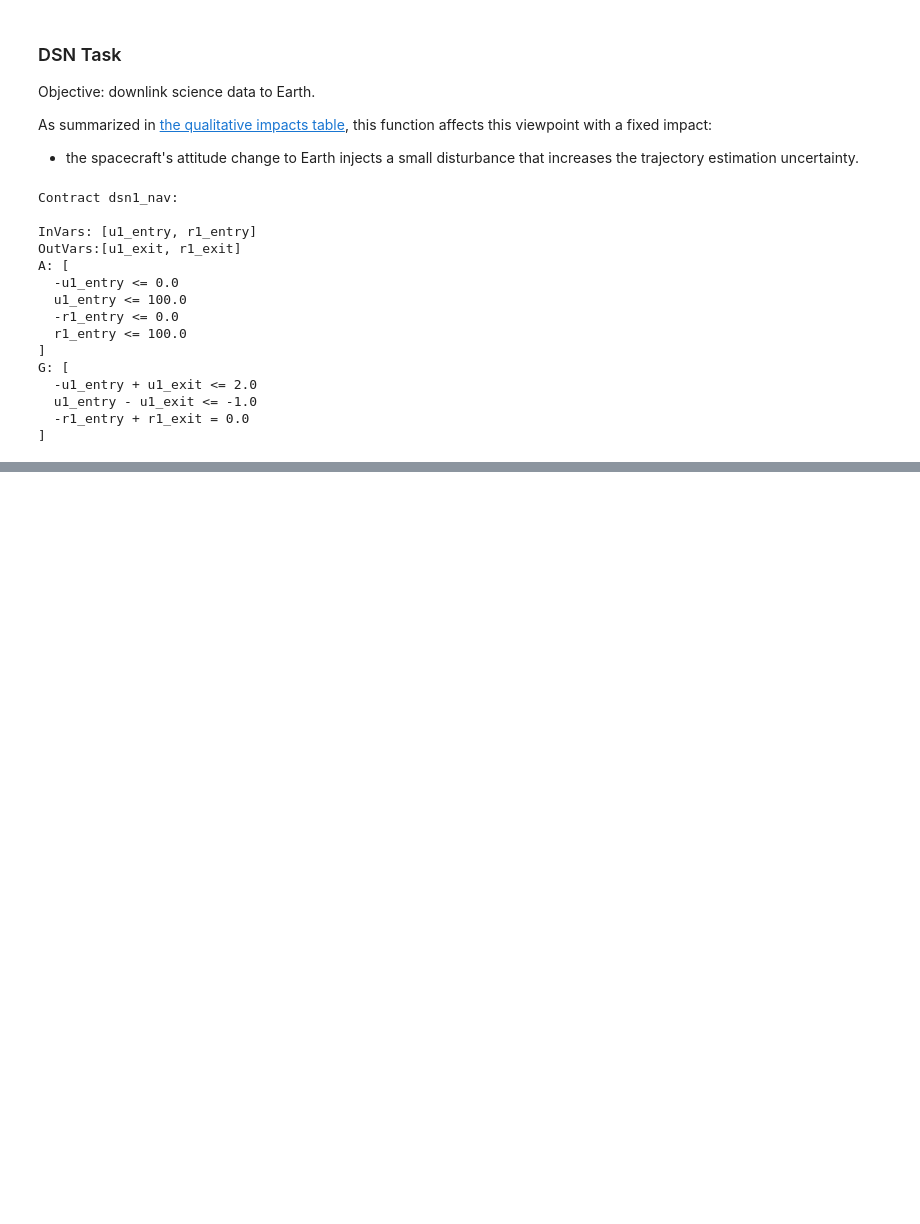
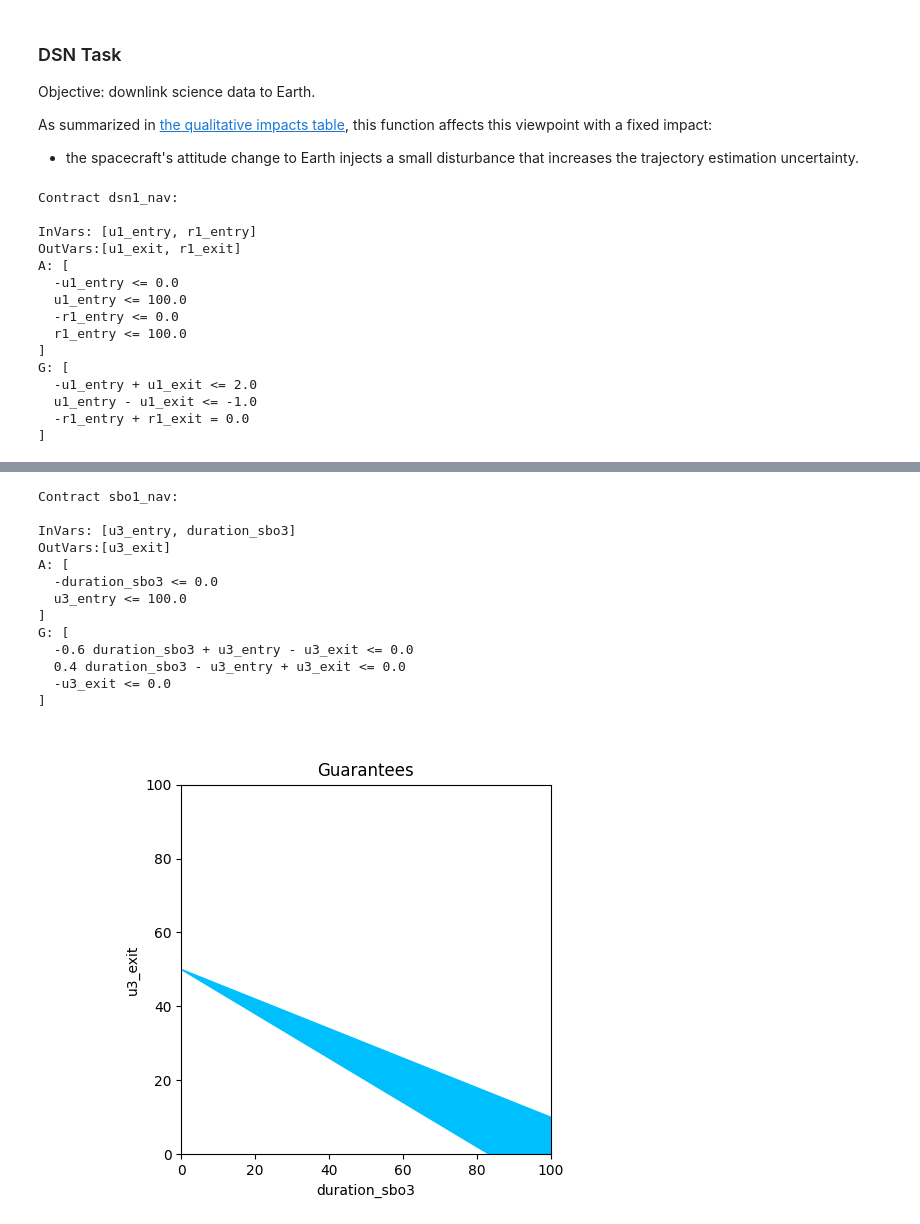
Before and after one commit to pacti-org/pacti, a Jupyter notebook: case_studies/space_mission/space_mission_navigation.ipynb, the cells around one changed output, grey strips where cells are left out. Saved outputs shown, nothing was run; the diff lists cells and outputs as text; code cells hidden in the pictures; blank space fills up the shorter version.

```diff
--- a/case_studies/space_mission/space_mission_navigation.ipynb
+++ b/case_studies/space_mission/space_mission_navigation.ipynb
@@ -140,0 +150,57 @@ G: [
+# %%
+# Parameters:
+# - s: start index of the timeline variables
+# - improvement: rate of trajectory estimation uncertainty improvement during the task instance
+# - epsilon: approximately zero
+def SBO_nav_uncertainty(s: int, improvement: tuple[float, float]) -> PolyhedralContract:
+  spec = PolyhedralContract.from_string(
+    InputVars = [
+      f"u{s}_entry",      # initial trajectory uncertainty
+      f"duration_sbo{s}", # knob variable for SBO duration
+    ],
+    OutputVars = [
+      f"u{s}_exit",       # final trajectory uncertainty
+    ],
+    assumptions = [
+      # Task has a positive scheduled duration
+      f"-duration_sbo{s} <= 0",
+
+      # Upper-bound on the trajectory estimation uncertainty
+      f"u{s}_entry <= 100",
+    ],
+    guarantees = [
+      # duration*improvement(min) <= u{entry} - u{exit} <= duration*improvement(max)
+      f" u{s}_entry - u{s}_exit - {improvement[1]}*duration_sbo{s} <= 0",
+      f"-u{s}_entry + u{s}_exit + {improvement[0]}*duration_sbo{s} <= 0",
+
+      # Lower-bound on the trajectory estimation uncertainty
+      f"-u{s}_exit <= 0",
+    ])
+  return spec
+
+sbo1_nav_uncertainty = SBO_nav_uncertainty(s=3, improvement=(0.4, 0.6))
+print(f"Contract sbo1_nav:\n\n{sbo1_nav_uncertainty}")
+
+_ = plot_guarantees(contract=sbo1_nav_uncertainty,
+                x_var=Var("duration_sbo3"),
+                y_var=Var("u3_exit"),
+                var_values={
+                  Var("u3_entry"):50,
+                },
+                x_lims=(0,100),
+                y_lims=(0,100))
+# %% [output]
+Contract sbo1_nav:
+
+InVars: [u3_entry, duration_sbo3]
+OutVars:[u3_exit]
+A: [
+  -duration_sbo3 <= 0.0
+  u3_entry <= 100.0
+]
+G: [
+  -0.6 duration_sbo3 + u3_entry - u3_exit <= 0.0
+  0.4 duration_sbo3 - u3_entry + u3_exit <= 0.0
+  -u3_exit <= 0.0
+]
+[figure, added]
```
Also changed, not shown: parts of 3 cells of this notebook, 2 other files.
